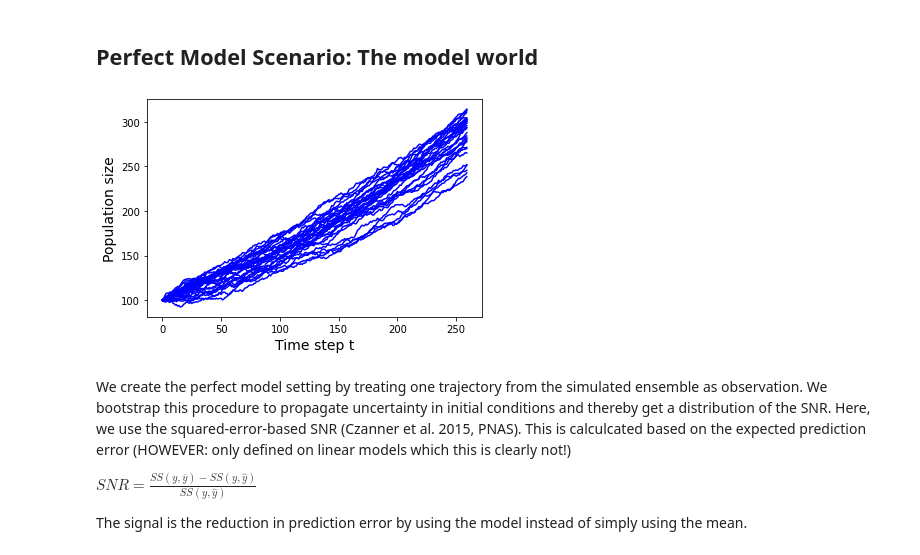
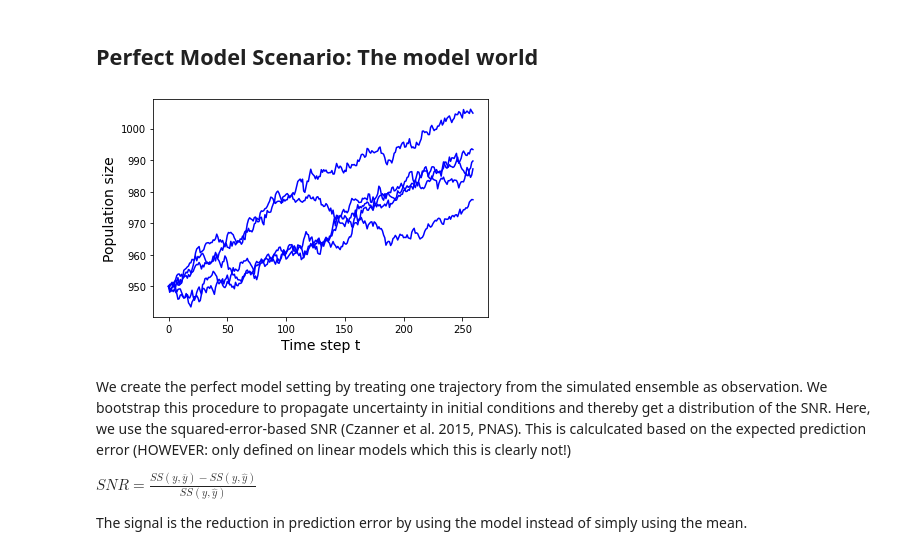
Before and after one commit to MWesselkamp/Ricker, a Jupyter notebook: signal_noise_ratio.ipynb, the cells around one changed output. Cells and saved outputs as stored; diff of their text form; code cells hidden in the pictures.

```diff
--- a/signal_noise_ratio.ipynb
+++ b/signal_noise_ratio.ipynb
@@ -10,16 +10,16 @@ from snr import *
 # %%
 # create simulator object
 sims = simulations.Simulator()
 # Set hyperparameters. We'll simulate on a weekly resolution. Years is changed to weeks.
 sims.hyper_parameters(simulated_years=5,
-                           ensemble_size=30,
-                           initial_size=100)
+                           ensemble_size=5,
+                           initial_size=950)
 sims.simulation_parameters(regime="non-chaotic", behaviour="stochastic")
 sims.environment('non-exogeneous', trend=False)
 sims.model_type("single-species")
 x_mod = sims.simulate()
 # %% [output]
-[figure, old version]
+[figure, new version]
 # %% [markdown]
 We create the perfect model setting by treating one trajectory from the simulated ensemble as observation.
 We bootstrap this procedure to propagate uncertainty in initial conditions and thereby get a distribution of the SNR. Here, we use the squared-error-based SNR (Czanner et al. 2015, PNAS). This is calculcated based on the expected prediction error (HOWEVER: only defined on linear models which this is clearly not!)
```
Also changed, not shown: parts of 16 cells of this notebook, 8 other files.
